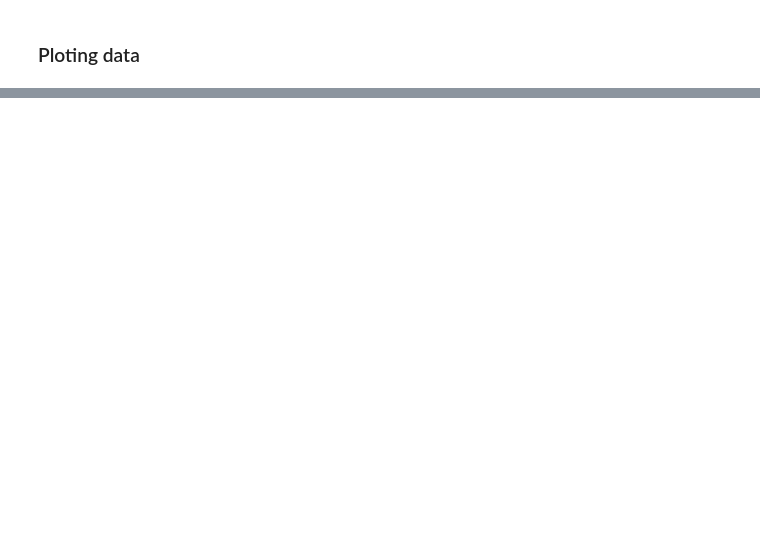
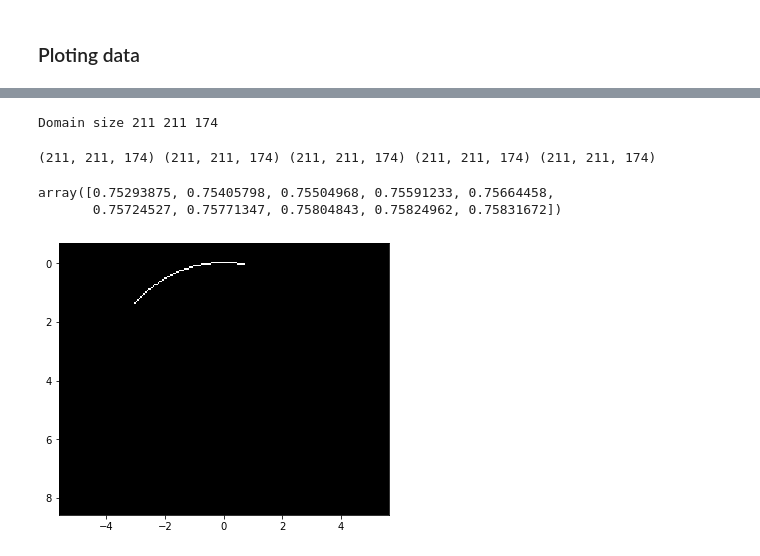
Before and after one commit to ProteusMRIgHIFU/BabelViscoFDTD, a Jupyter notebook: Example Notebooks/3 - Focusing Sources.ipynb, the cells around one changed output, grey strips where cells are left out. Cells and saved outputs as stored; diff of their text form; code cells hidden in the pictures; blank space fills up the shorter version.

Commit message:
more work on examples

```diff
--- a/Example Notebooks/3 - Focusing Sources.ipynb
+++ b/Example Notebooks/3 - Focusing Sources.ipynb
@@ -158,0 +188,40 @@ Time to run low level FDTDStaggered_3D = 13.672114849090576
+# %%
+DimDomain =  np.array([0.1,0.1,0.08])  # in m, x,y,z
+
+TxRadius = 0.04 # m,
+TxDiameter=0.04
+TxPlaneLocation = 0.01  # m , in XY plane at Z = 0.01 m
+
+PMLThickness = 12 # grid points for perect matching layer, HIGHLY RECOMMENDED DO NOT CHANGE THIS SIZE
+ReflectionLimit= 1.0000e-05 #reflection parameter for PML, IGHLY RECOMMENDED DO NOT CHANGE THIS VALUE
+
+N1=int(np.ceil(DimDomain[0]/SpatialStep)+2*PMLThickness)
+N2=int(np.ceil(DimDomain[1]/SpatialStep)+2*PMLThickness)
+N3=int(np.ceil(DimDomain[2]/SpatialStep)+2*PMLThickness)
+print('Domain size',N1,N2,N3)
+TimeSimulation=np.sqrt(DimDomain[0]**2+DimDomain[1]**2+DimDomain[2]**2)/MediumSOS #time to cross one corner to another
+TemporalStep=1e-7 # if this step is too coarse a warning will be generated (but simulation will continue,)
+
+MaterialMap=np.zeros((N1,N2,N3),np.uint32) # note the 32 bit size
+MaterialList=np.zeros((1,5)) # one material in this examples
+MaterialList[0,0]=MediumDensity # water density
+MaterialList[0,1]=MediumSOS # water SoS
+#all other parameters are set to 0
+# %% [output]
+Domain size 211 211 174
+# %%
+SourceMap,Ox,Oy,Oz=MakeFocusingSource(N1,N2,N3,SpatialStep,TxRadius,TxDiameter,-20) # here the -20
+#SourceMap=np.roll(SourceMap,-10,axis=0)
+print(SourceMap.shape,Ox.shape,Oy.shape,Oz.shape,MaterialMap.shape)
+
+XDim=(np.arange(N1)*SpatialStep-(PMLThickness+1)*SpatialStep)*100 #cm
+XDim-=XDim.mean()
+ZDim=(np.arange(N3)*SpatialStep-(PMLThickness+1)*SpatialStep)*100 #cm
+plt.figure(figsize=(6,5))
+plt.imshow(SourceMap[:,int(N2/2),:].T,cmap=plt.cm.gray,extent=[XDim.min(),XDim.max(),ZDim.max(),ZDim.min()]);
+Ox[SourceMap>0][0:10]
+# %% [output]
+(211, 211, 174) (211, 211, 174) (211, 211, 174) (211, 211, 174) (211, 211, 174)
+array([0.75293875, 0.75405798, 0.75504968, 0.75591233, 0.75664458,
+       0.75724527, 0.75771347, 0.75804843, 0.75824962, 0.75831672])
+[figure, added]
```
Also changed, not shown: parts of 21 cells of this notebook, 4 other files.
